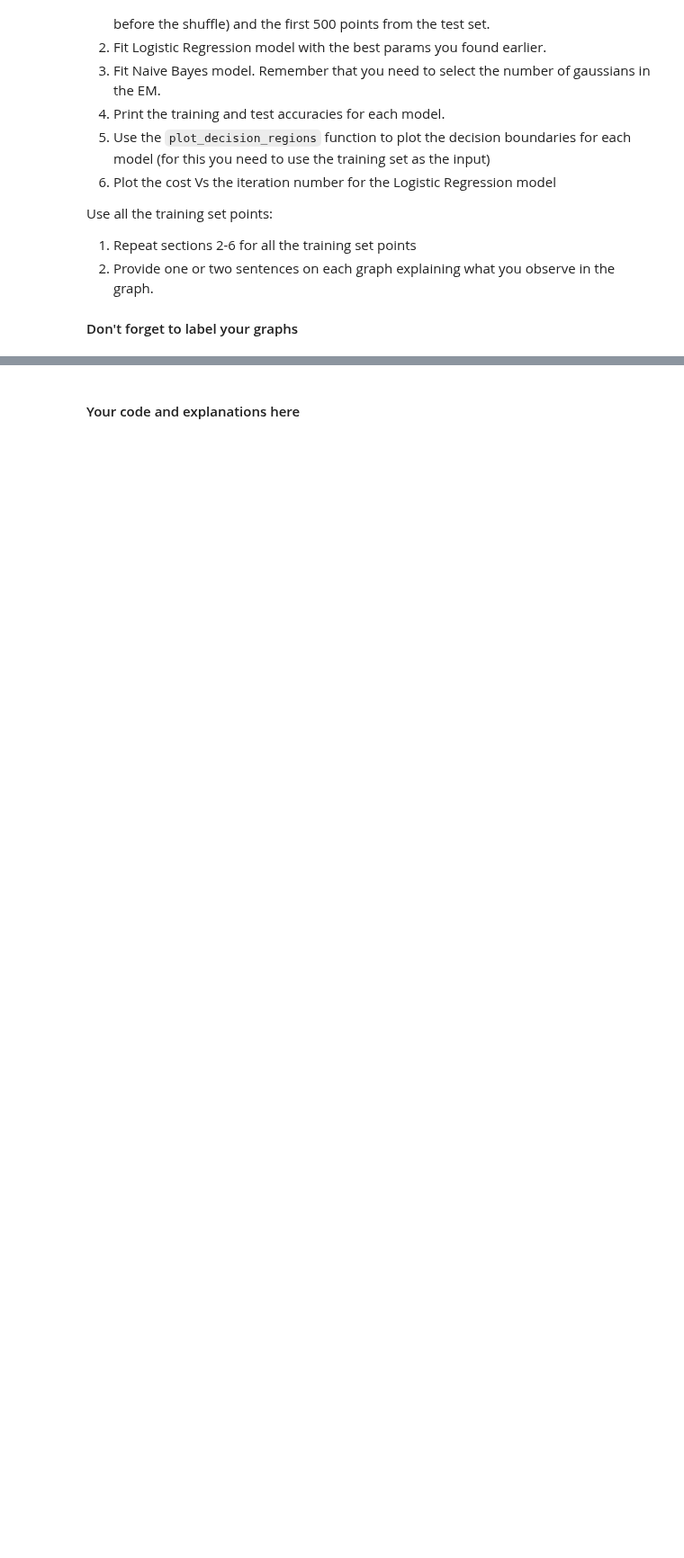
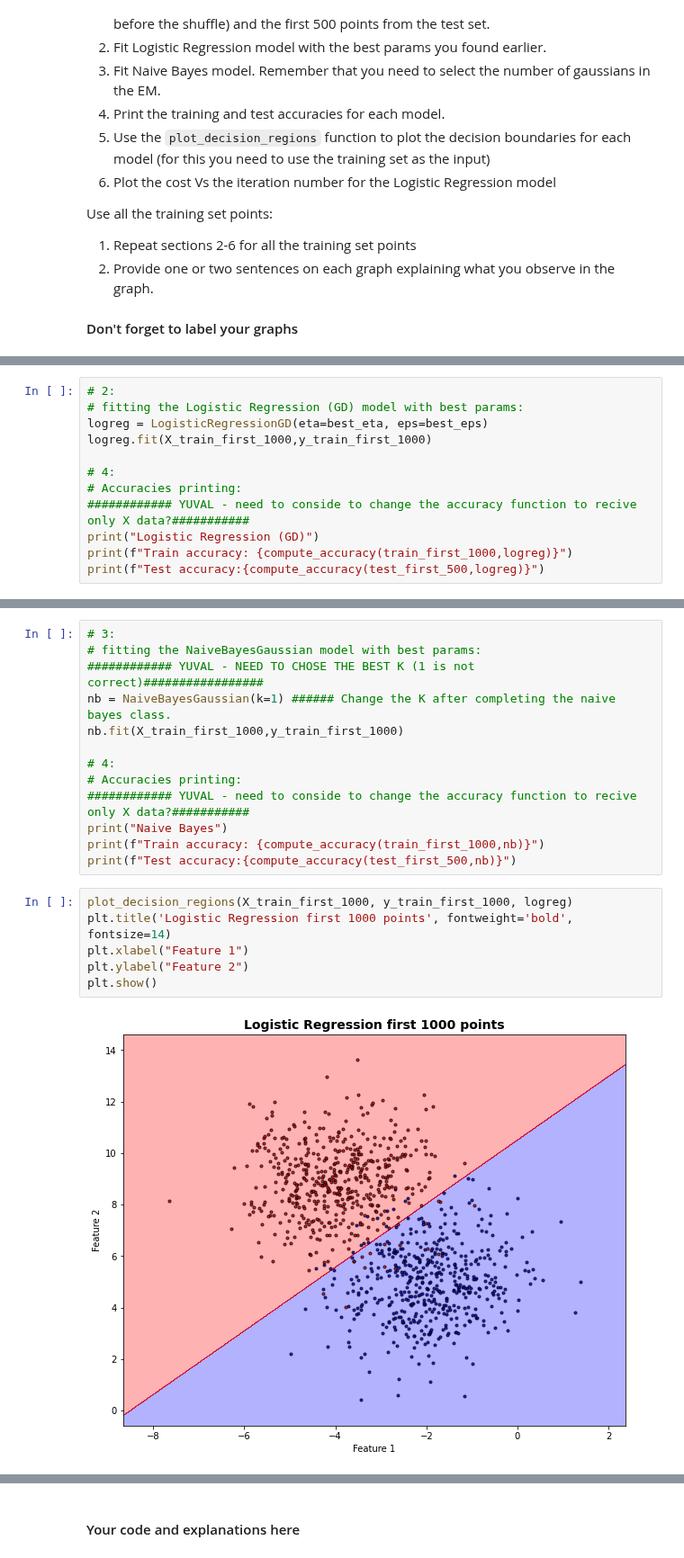
Before and after one commit to Oren-Ben/IDC, a Jupyter notebook: machine_learning/hw4/HW4 204079453_205714447.ipynb, the cells around one changed output, grey strips where cells are left out. Shown at 90% size. Saved outputs shown, nothing was run; the diff lists cells and outputs as text; blank space fills up the shorter version.

Commit message:
model evaluation

```diff
--- a/machine_learning/hw4/HW4 204079453_205714447.ipynb
+++ b/machine_learning/hw4/HW4 204079453_205714447.ipynb
@@ -747,0 +758,12 @@ Use all the training set points:
+# %%
+# 2:
+# fitting the Logistic Regression (GD) model with best params:
+logreg = LogisticRegressionGD(eta=best_eta, eps=best_eps)
+logreg.fit(X_train_first_1000,y_train_first_1000)
+
+# 4:
+# Accuracies printing:
+############ YUVAL - need to conside to change the accuracy function to recive only X data?###########
+print("Logistic Regression (GD)")
+print(f"Train accuracy: {compute_accuracy(train_first_1000,logreg)}")
+print(f"Test accuracy:{compute_accuracy(test_first_500,logreg)}")
@@ -747,0 +774,21 @@ Use all the training set points:
+# %%
+# 3:
+# fitting the NaiveBayesGaussian model with best params:
+############ YUVAL - NEED TO CHOSE THE BEST K (1 is not correct)#################
+nb = NaiveBayesGaussian(k=1) ###### Change the K after completing the naive bayes class.
+nb.fit(X_train_first_1000,y_train_first_1000)
+
+# 4:
+# Accuracies printing:
+############ YUVAL - need to conside to change the accuracy function to recive only X data?###########
+print("Naive Bayes")
+print(f"Train accuracy: {compute_accuracy(train_first_1000,nb)}")
+print(f"Test accuracy:{compute_accuracy(test_first_500,nb)}")
+# %%
+plot_decision_regions(X_train_first_1000, y_train_first_1000, logreg)
+plt.title('Logistic Regression first 1000 points', fontweight='bold', fontsize=14)
+plt.xlabel("Feature 1")
+plt.ylabel("Feature 2")
+plt.show()
+# %% [output]
+[figure, added]
```
Also changed, not shown: parts of 13 cells of this notebook.
